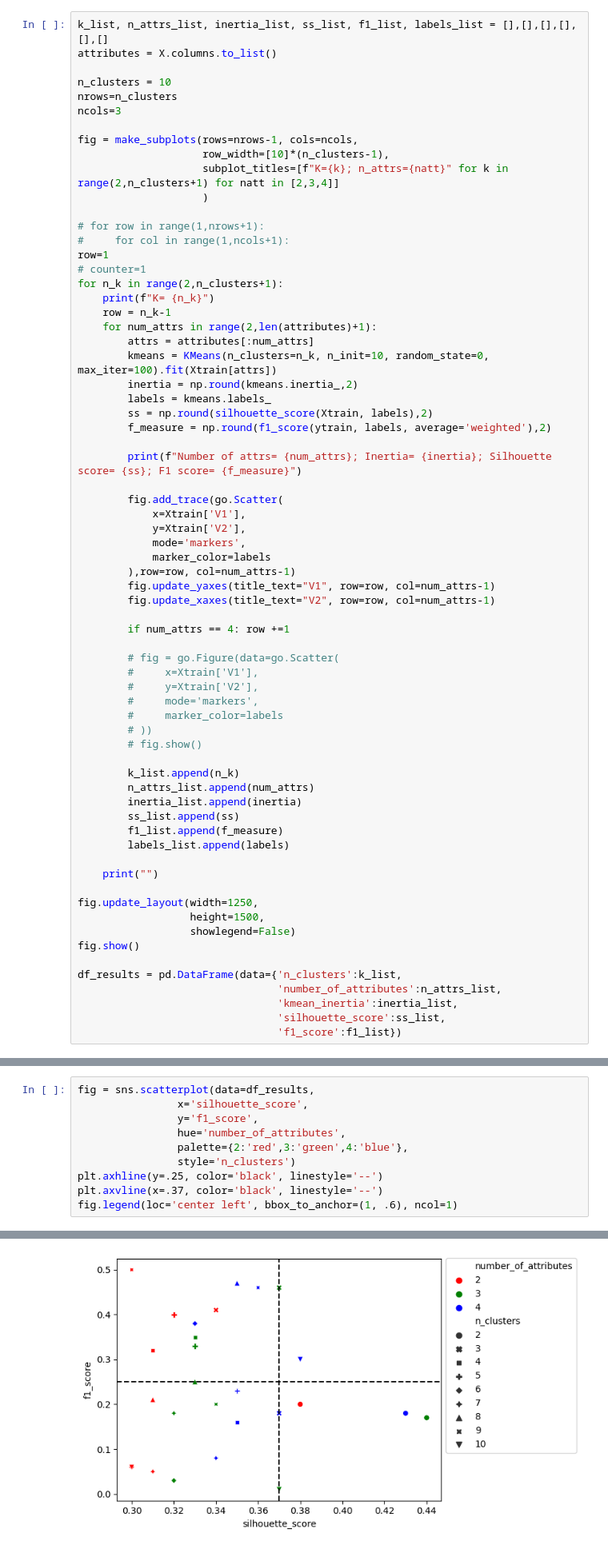
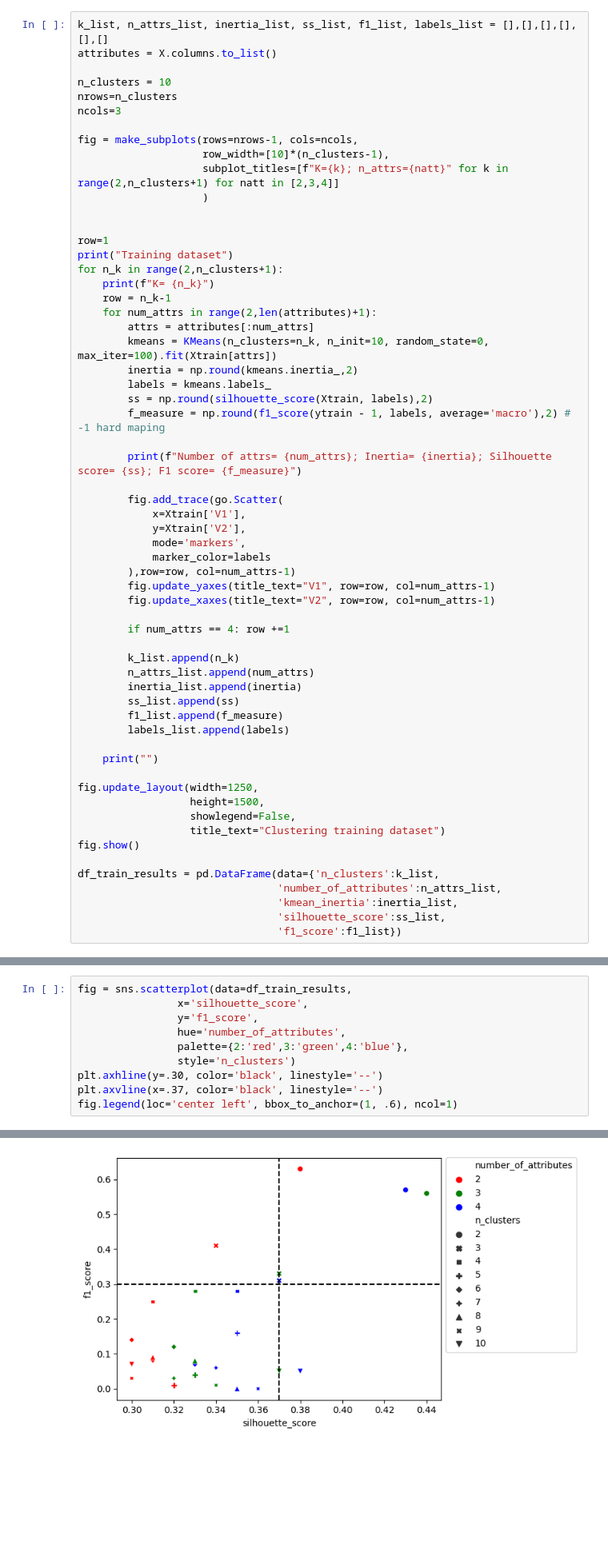
Before and after one commit to Yuri-Nassar/coursera, a Jupyter notebook: foundations_data_cience_kmeans/notebooks/final_report.ipynb, the cells around one changed output, grey strips where cells are left out. Shown at 80% size. Cells and saved outputs as stored; diff of their text form; blank space fills up the shorter version.

```diff
--- a/foundations_data_cience_kmeans/notebooks/final_report.ipynb
+++ b/foundations_data_cience_kmeans/notebooks/final_report.ipynb
@@ -240,10 +254,9 @@ fig = make_subplots(rows=nrows-1, cols=ncols,
                     subplot_titles=[f"K={k}; n_attrs={natt}" for k in range(2,n_clusters+1) for natt in [2,3,4]]
                     )
 
-# for row in range(1,nrows+1):
-#     for col in range(1,ncols+1):
+
 row=1
-# counter=1
+print("Training dataset")
 for n_k in range(2,n_clusters+1):
     print(f"K= {n_k}")
     row = n_k-1
@@ -253,7 +266,7 @@ for n_k in range(2,n_clusters+1):
         inertia = np.round(kmeans.inertia_,2)
         labels = kmeans.labels_
         ss = np.round(silhouette_score(Xtrain, labels),2)
-        f_measure = np.round(f1_score(ytrain, labels, average='weighted'),2)
+        f_measure = np.round(f1_score(ytrain - 1, labels, average='macro'),2) # -1 hard maping
 
         print(f"Number of attrs= {num_attrs}; Inertia= {inertia}; Silhouette score= {ss}; F1 score= {f_measure}")
 
@@ -268,14 +281,6 @@ for n_k in range(2,n_clusters+1):
 
         if num_attrs == 4: row +=1
 
-        # fig = go.Figure(data=go.Scatter(
-        #     x=Xtrain['V1'],
-        #     y=Xtrain['V2'],
-        #     mode='markers',
-        #     marker_color=labels
-        # ))
-        # fig.show()
-
         k_list.append(n_k)
         n_attrs_list.append(num_attrs)
         inertia_list.append(inertia)
@@ -287,10 +292,11 @@ for n_k in range(2,n_clusters+1):
 
 fig.update_layout(width=1250,
                   height=1500,
-                  showlegend=False)
+                  showlegend=False,
+                  title_text="Clustering training dataset")
 fig.show()
 
-df_results = pd.DataFrame(data={'n_clusters':k_list,
+df_train_results = pd.DataFrame(data={'n_clusters':k_list,
                                 'number_of_attributes':n_attrs_list,
                                 'kmean_inertia':inertia_list,
                                 'silhouette_score':ss_list,
@@ -316,13 +322,13 @@ Number of attrs= 4; Inertia= 7044.83; Silhouette score= 0.38; F1 score= 0.3
 # %%
-fig = sns.scatterplot(data=df_results,
+fig = sns.scatterplot(data=df_train_results,
                 x='silhouette_score',
                 y='f1_score',
                 hue='number_of_attributes',
                 palette={2:'red',3:'green',4:'blue'},
                 style='n_clusters')
-plt.axhline(y=.25, color='black', linestyle='--')
+plt.axhline(y=.30, color='black', linestyle='--')
 plt.axvline(x=.37, color='black', linestyle='--')
 fig.legend(loc='center left', bbox_to_anchor=(1, .6), ncol=1)
 # %% [output]
 <matplotlib.legend.Legend at 0x...>
-[figure, old version]
+[figure, new version]
```
Also changed, not shown: parts of 11 cells of this notebook.
